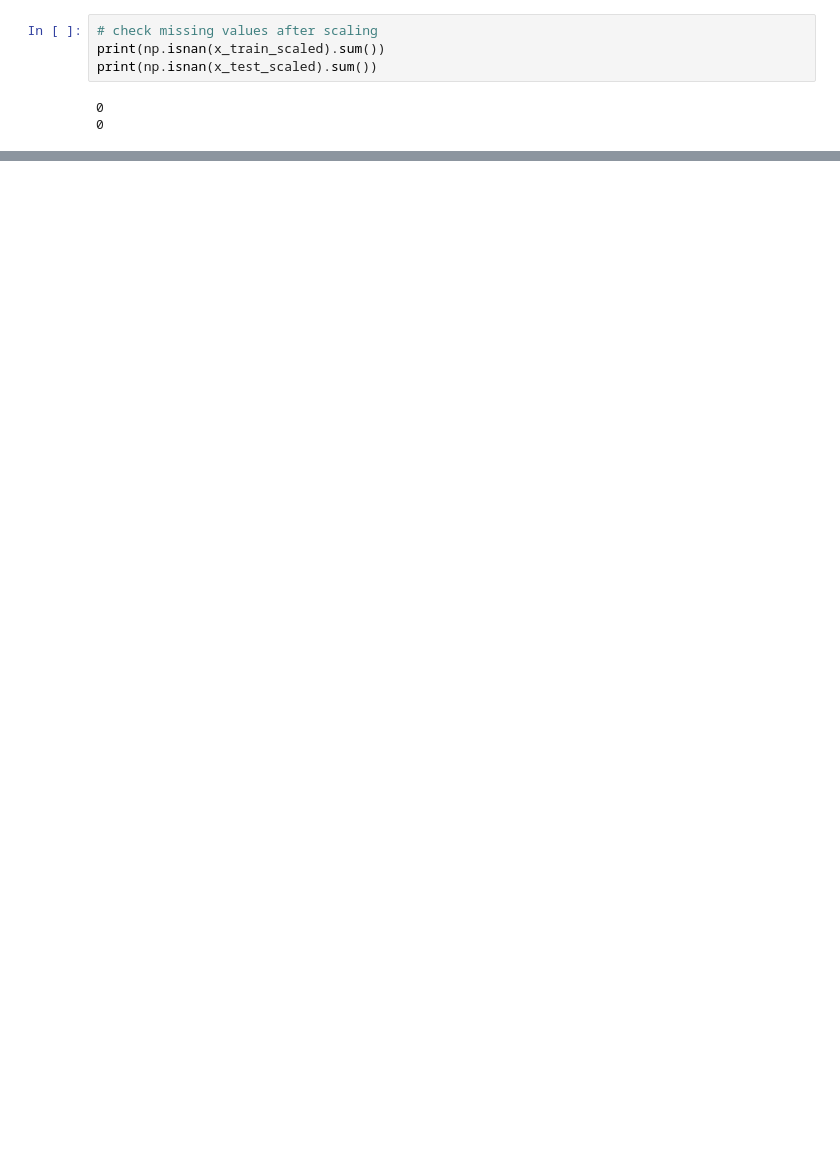
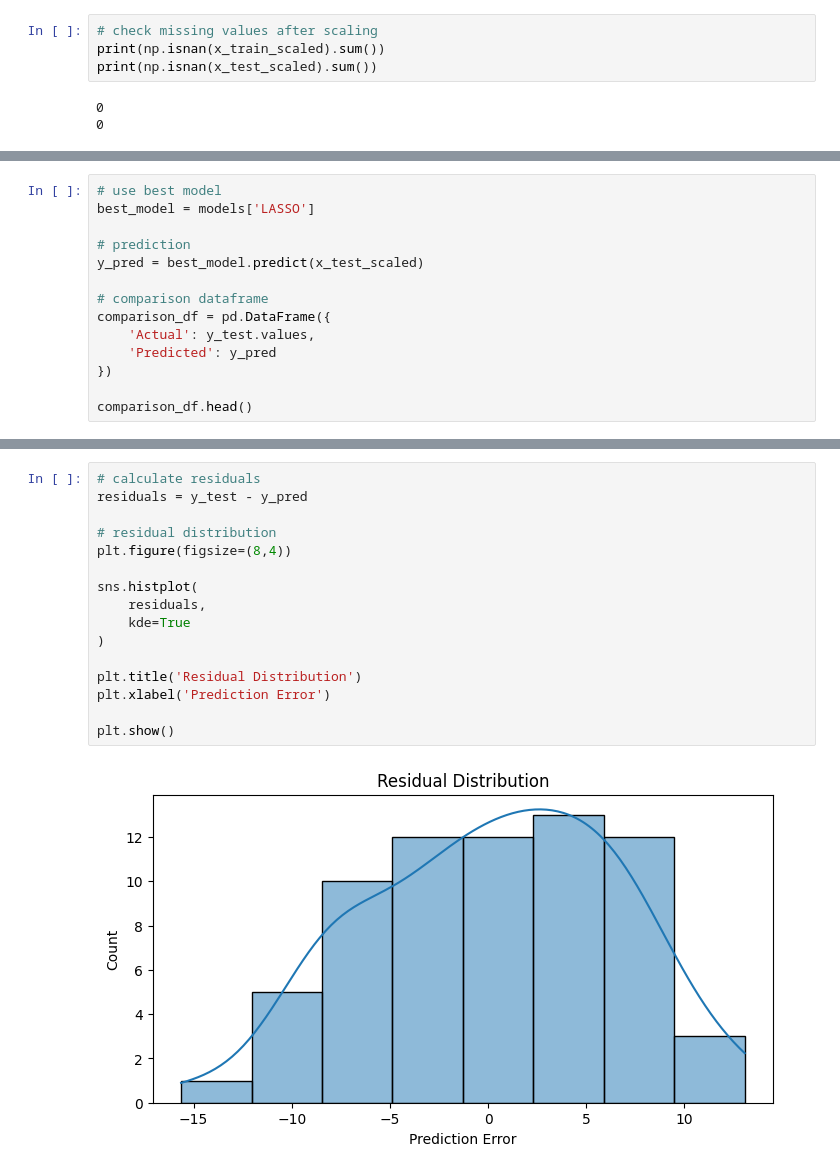
Before and after one commit to MuhammadRibhiRamadan/fsi-prediction-id, a Jupyter notebook: DSAI.ipynb, the cells around one changed output, grey strips where cells are left out. Cells and saved outputs as stored; diff of their text form; blank space fills up the shorter version.

```diff
--- a/DSAI.ipynb
+++ b/DSAI.ipynb
@@ -971,0 +1212,14 @@ print(np.isnan(x_test_scaled).sum())
+# %%
+# use best model
+best_model = models['LASSO']
+
+# prediction
+y_pred = best_model.predict(x_test_scaled)
+
+# comparison dataframe
+comparison_df = pd.DataFrame({
+    'Actual': y_test.values,
+    'Predicted': y_pred
+})
+
+comparison_df.head()
@@ -971,0 +1255,18 @@ print(np.isnan(x_test_scaled).sum())
+# %%
+# calculate residuals
+residuals = y_test - y_pred
+
+# residual distribution
+plt.figure(figsize=(8,4))
+
+sns.histplot(
+    residuals,
+    kde=True
+)
+
+plt.title('Residual Distribution')
+plt.xlabel('Prediction Error')
+
+plt.show()
+# %% [output]
+[figure, added]
```
Also changed, not shown: parts of 34 cells of this notebook.
